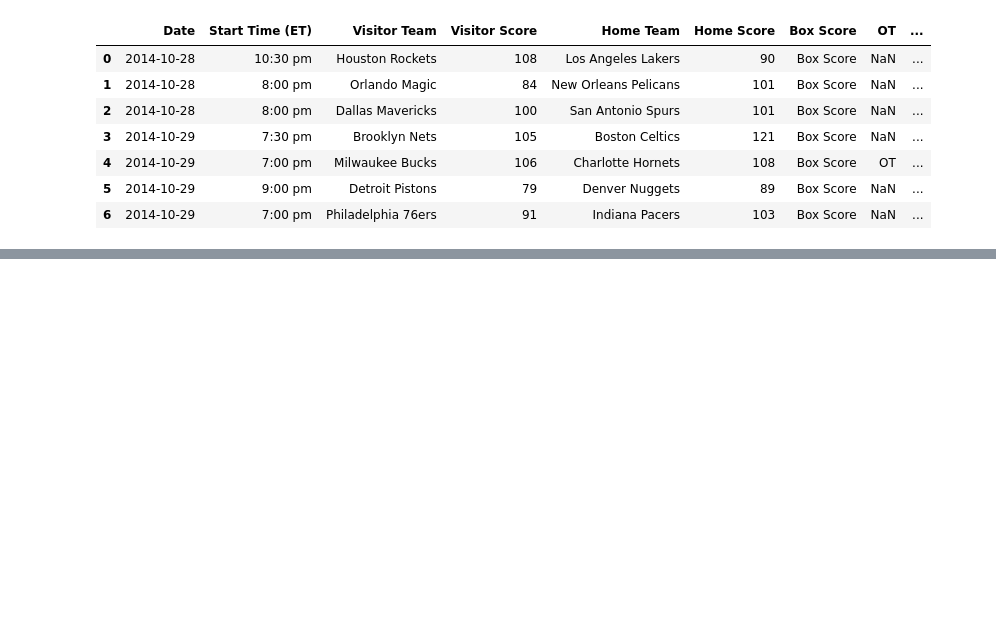
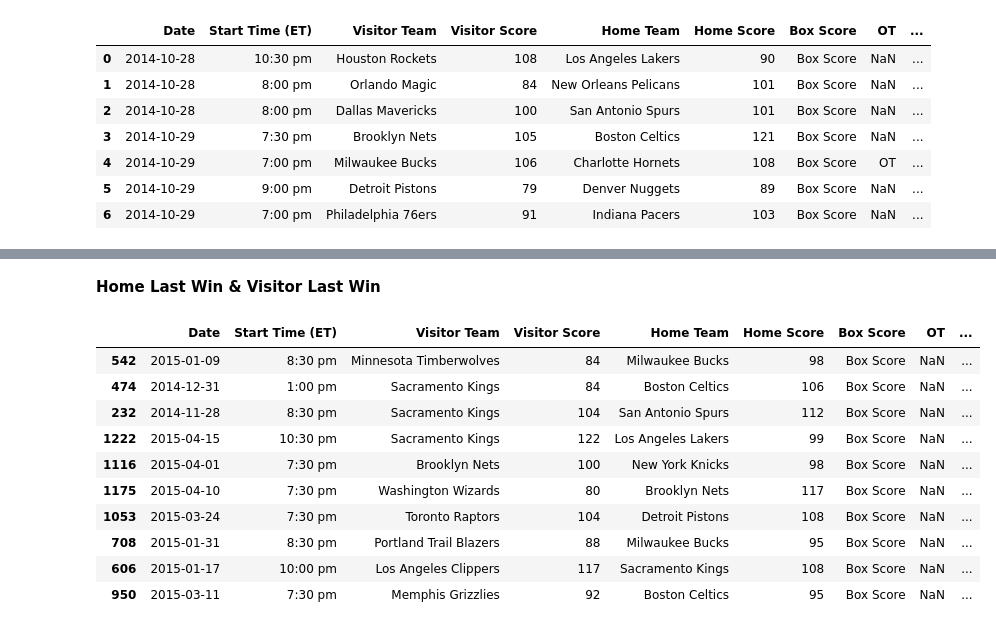
Before and after one commit to clprice32/Predicting-NBA-Game-Winners, a Jupyter notebook: Predicting NBA Game Winners.ipynb, the cells around one changed output, grey strips where cells are left out. Cells and saved outputs as stored; diff of their text form; code cells hidden in the pictures; blank space fills up the shorter version.

```diff
--- a/Predicting NBA Game Winners.ipynb
+++ b/Predicting NBA Game Winners.ipynb
@@ -638,7 +639,8 @@ After modifying the parameters of the Random Forest Classifier and using all of
 # Testing on 2014-2015 Season
 # %%
 # Load the data for the 2014-15 season
-df_15 = pd.read_csv('./datasets/NBA Regular Season Results 2014-2015.csv', parse_dates = ['Date'])
+df_15 = pd.read_csv('./datasets/NBA Regular Season Results 2014-2015.csv', parse_dates = ['Date'],
+                    dtype = {'Attendance':int}) # Attendence is still showing up as a float (HOW TO FIX?)
 
 # Correct column names
 df_15.columns = ['Date', 'Start Time (ET)', 'Visitor Team', 'Visitor Score', 'Home Team', 'Home Score', 'Box Score',
@@ -688,6 +701,6 @@ Add the features that were added to the testing data:
 # %%
 # Determine whether the home team won
-df_2014['Home Win'] = df_2014['Visitor Score'] < df_2014['Home Score']
+df_15['Home Win'] = df_15['Visitor Score'] < df_15['Home Score']
 
 # Assign "class values" to the Home Win column
-y_true = df_2014['Home Win'].values
+y_true = df_15['Home Win'].values
@@ -694,20 +717,36 @@ y_true = df_2014['Home Win'].values
+# %% [markdown]
+**Home Last Win & Visitor Last Win**
 # %%
 # Create two new columns, with all of the values set to False
-df_2014['Home Last Win'] = False
-df_2014['Visitor Last Win'] = False
+df_15['Home Last Win'] = False
+df_15['Visitor Last Win'] = False
 
 # Determining whether the home and visitor teams won their last games
 # This will update the Home Last Win & Visitor Last Win columns to either remain False or change to True
+
 from collections import defaultdict
+
 won_last = defaultdict(int)   # The default value of int is 0
 
 # Inefficient method to deterime previous wins
-for index, row in df_2014.iterrows():
+for index, row in df_15.iterrows():
     home_team = row['Home Team']
     visitor_team = row['Visitor Team']
     row['Home Last Win'] = won_last[home_team]
     row['Visitor Last Win'] = won_last[visitor_team]
     # Set current win
     won_last[home_team] = row['Home Win']
     won_last[visitor_team] = not row['Home Win']
-df_2014.sample(10)
+df_15.sample(10)
+# %% [output]
+|  | Date | Start Time (ET) | Visitor Team | Visitor Score | Home Team | Home Score | Box Score | OT | ... |
+| 542 | 2015-01-09 | 8:30 pm | Minnesota Timberwolves | 84 | Milwaukee Bucks | 98 | Box Score | NaN | ... |
+| 474 | 2014-12-31 | 1:00 pm | Sacramento Kings | 84 | Boston Celtics | 106 | Box Score | NaN | ... |
+| 232 | 2014-11-28 | 8:30 pm | Sacramento Kings | 104 | San Antonio Spurs | 112 | Box Score | NaN | ... |
+| 1222 | 2015-04-15 | 10:30 pm | Sacramento Kings | 122 | Los Angeles Lakers | 99 | Box Score | NaN | ... |
+| 1116 | 2015-04-01 | 7:30 pm | Brooklyn Nets | 100 | New York Knicks | 98 | Box Score | NaN | ... |
+| 1175 | 2015-04-10 | 7:30 pm | Washington Wizards | 80 | Brooklyn Nets | 117 | Box Score | NaN | ... |
+| 1053 | 2015-03-24 | 7:30 pm | Toronto Raptors | 104 | Detroit Pistons | 108 | Box Score | NaN | ... |
+| 708 | 2015-01-31 | 8:30 pm | Portland Trail Blazers | 88 | Milwaukee Bucks | 95 | Box Score | NaN | ... |
+| 606 | 2015-01-17 | 10:00 pm | Los Angeles Clippers | 117 | Sacramento Kings | 108 | Box Score | NaN | ... |
+| 950 | 2015-03-11 | 7:30 pm | Memphis Grizzlies | 92 | Boston Celtics | 95 | Box Score | NaN | ... |
```
Also changed, not shown: parts of 21 cells of this notebook.
